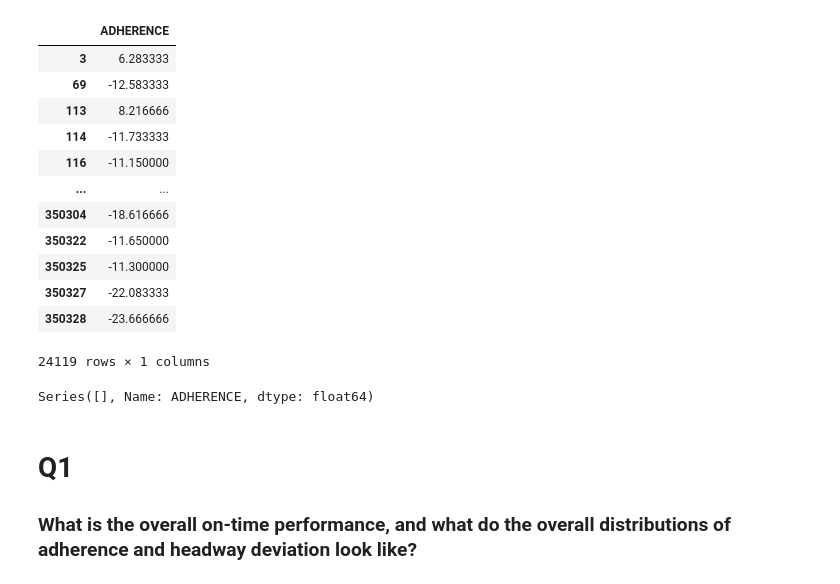
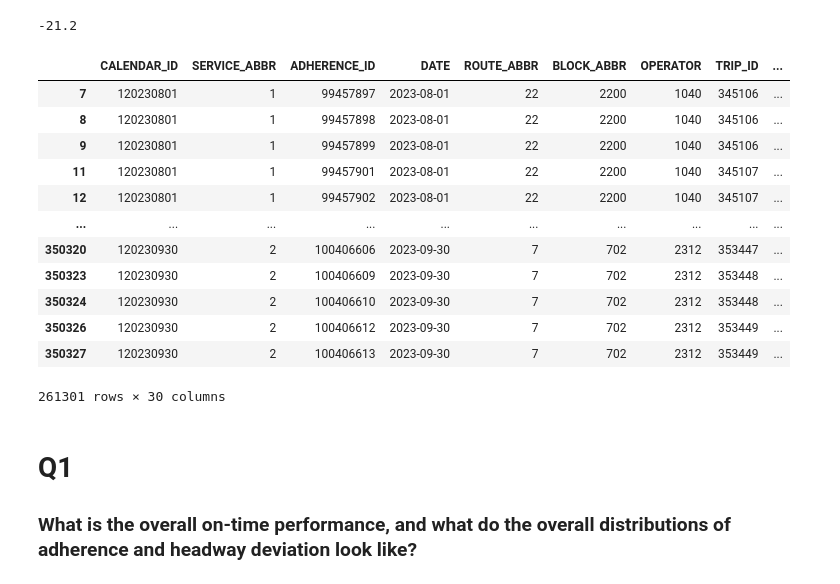
Before and after one commit to NSS-Data-Analytics-Cohort-11/wego-boomers, a Jupyter notebook: notebooks/WeGo.ipynb, the cells around one changed output. Saved outputs shown, nothing was run; the diff lists cells and outputs as text; code cells hidden in the pictures.

```diff
--- a/notebooks/WeGo.ipynb
+++ b/notebooks/WeGo.ipynb
@@ -56,45 +109,24 @@ wego.sort_values('HDWY_DEV', ascending=False).head(20)
-# %%
-# Finding outliers with IQR... don't like this though, there are TOO MANY
-data_adherence = wego['ADHERENCE']
-
-Q1 = data_adherence.quantile(0.25)
-Q3 = data_adherence.quantile(0.75)
-
-IQR = Q3 - Q1
-
-lower_bound = Q1 - 1.5 * IQR
-upper_bound = Q3 + 1.5 * IQR
-
-outliers_adherence = data_adherence[(data_adherence < lower_bound) | (data_adherence > upper_bound)].to_frame()
-
-outliers_adherence
-# %% [output]
-|  | ADHERENCE |
-| 3 | 6.283333 |
-| 69 | -12.583333 |
-| 113 | 8.216666 |
-| 114 | -11.733333 |
-| 116 | -11.150000 |
-| ... | ... |
-| 350304 | -18.616666 |
-| 350322 | -11.650000 |
-| 350325 | -11.300000 |
-| 350327 | -22.083333 |
-| 350328 | -23.666666 |
-24119 rows × 1 columns
-# %%
-# Attempting to calculate outliers with z score so that I have more control over the extremity of outliers, but not working
-data_adherence = wego['ADHERENCE']
-
-z_scores = stats.zscore(data_adherence)
-
-z_score_threshold = 2
-
-extreme_outliers = data_adherence[abs(z_scores) > z_score_threshold]
-
-extreme_outliers.head()
-# %% [output]
-Series([], Name: ADHERENCE, dtype: float64)
+# %%
+np.percentile(headway_cleaned, .1)
+# %% [output]
+-21.2
+# %%
+# 334k
+wego
+# %% [output]
+|  | CALENDAR_ID | SERVICE_ABBR | ADHERENCE_ID | DATE | ROUTE_ABBR | BLOCK_ABBR | OPERATOR | TRIP_ID | ... |
+| 7 | 120230801 | 1 | 99457897 | 2023-08-01 | 22 | 2200 | 1040 | 345106 | ... |
+| 8 | 120230801 | 1 | 99457898 | 2023-08-01 | 22 | 2200 | 1040 | 345106 | ... |
+| 9 | 120230801 | 1 | 99457899 | 2023-08-01 | 22 | 2200 | 1040 | 345106 | ... |
+| 11 | 120230801 | 1 | 99457901 | 2023-08-01 | 22 | 2200 | 1040 | 345107 | ... |
+| 12 | 120230801 | 1 | 99457902 | 2023-08-01 | 22 | 2200 | 1040 | 345107 | ... |
+| ... | ... | ... | ... | ... | ... | ... | ... | ... | ... |
+| 350320 | 120230930 | 2 | 100406606 | 2023-09-30 | 7 | 702 | 2312 | 353447 | ... |
+| 350323 | 120230930 | 2 | 100406609 | 2023-09-30 | 7 | 702 | 2312 | 353448 | ... |
+| 350324 | 120230930 | 2 | 100406610 | 2023-09-30 | 7 | 702 | 2312 | 353448 | ... |
+| 350326 | 120230930 | 2 | 100406612 | 2023-09-30 | 7 | 702 | 2312 | 353449 | ... |
+| 350327 | 120230930 | 2 | 100406613 | 2023-09-30 | 7 | 702 | 2312 | 353449 | ... |
+261301 rows × 30 columns
 # %% [markdown]
 # Q1
 ### What is the overall on-time performance, and what do the overall distributions of adherence and headway deviation look like?
```
Also changed, not shown: parts of 22 cells of this notebook.
